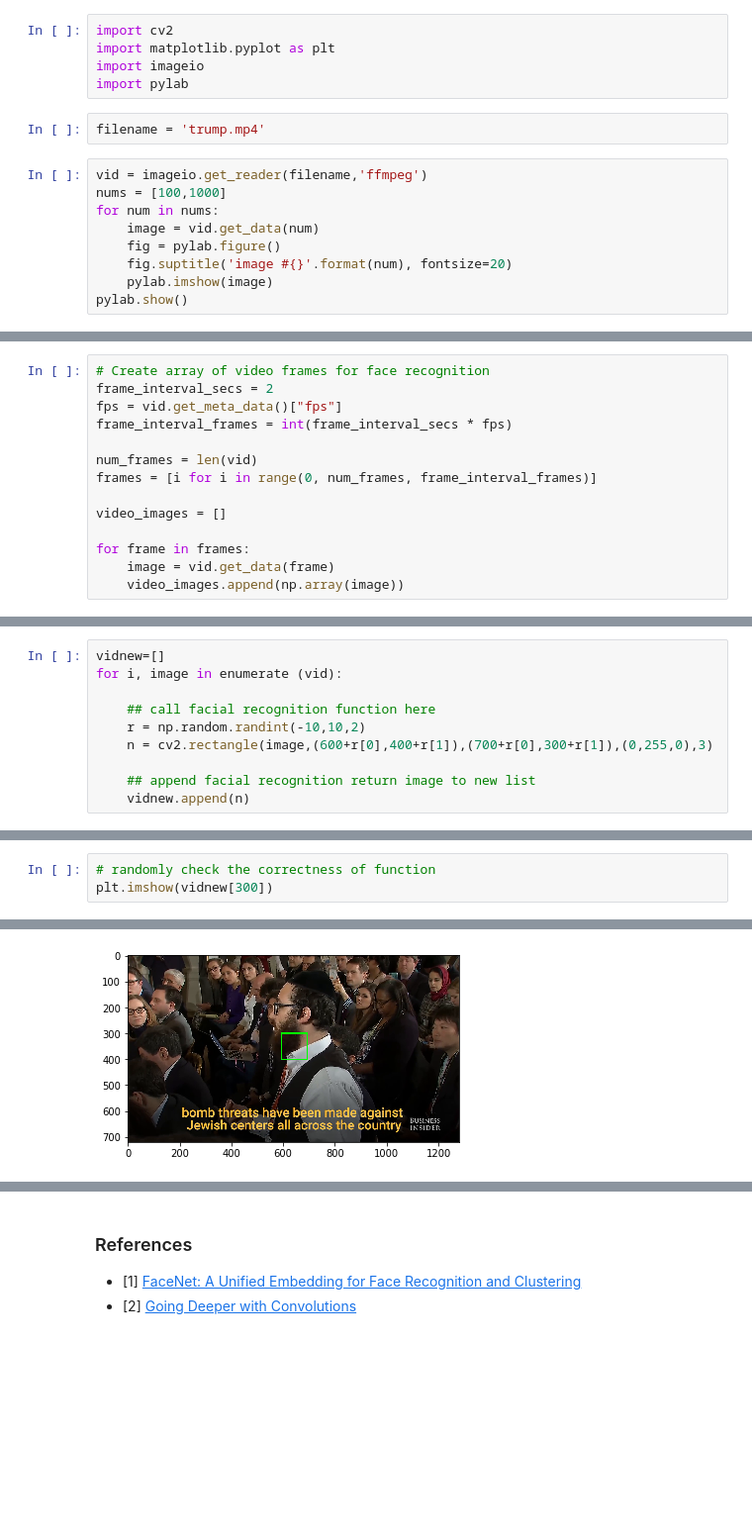
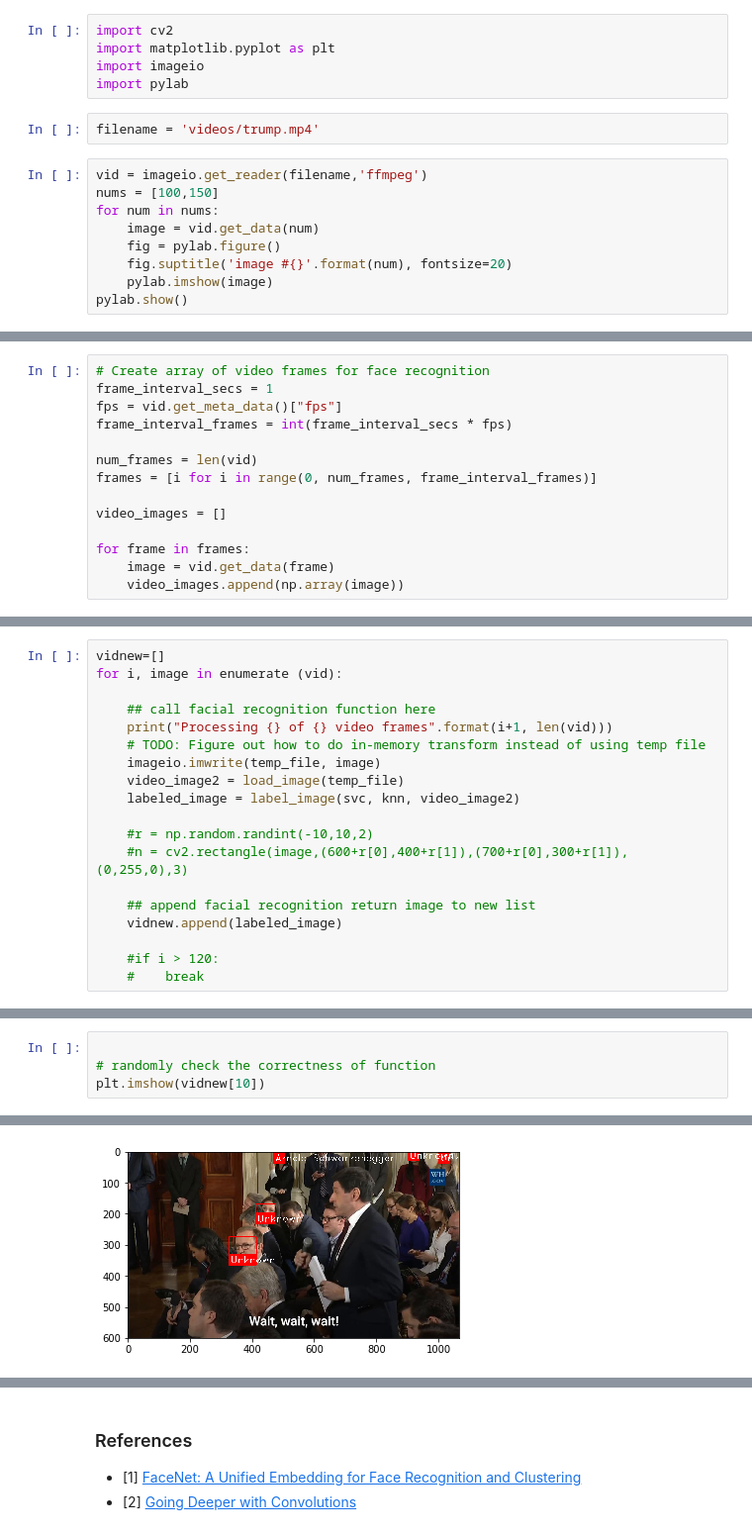
Before and after one commit to bertrandlee/face-recognition, a Jupyter notebook: face-recognition.ipynb, the cells around one changed output, grey strips where cells are left out. Shown at 99% size. Drawn from its saved outputs; the diff is of its cells as text; blank space fills up the shorter version.

```diff
--- a/face-recognition.ipynb
+++ b/face-recognition.ipynb
@@ -568,10 +587,10 @@ import matplotlib.pyplot as plt
 import imageio
 import pylab
 # %%
-filename = 'trump.mp4'
+filename = 'videos/trump.mp4'
 # %%
 vid = imageio.get_reader(filename,'ffmpeg')
-nums = [100,1000]
+nums = [100,150]
 for num in nums:
     image = vid.get_data(num)
     fig = pylab.figure()
@@ -584,6 +603,6 @@ pylab.show()
 # %%
 # Create array of video frames for face recognition
-frame_interval_secs = 2
+frame_interval_secs = 1
 fps = vid.get_meta_data()["fps"]
 frame_interval_frames = int(frame_interval_secs * fps)
 
@@ -658,8 +670,17 @@ vidnew=[]
 for i, image in enumerate (vid):
 
     ## call facial recognition function here
-    r = np.random.randint(-10,10,2)
-    n = cv2.rectangle(image,(600+r[0],400+r[1]),(700+r[0],300+r[1]),(0,255,0),3)
+    print("Processing {} of {} video frames".format(i+1, len(vid)))
+    # TODO: Figure out how to do in-memory transform instead of using temp file
+    imageio.imwrite(temp_file, image)
+    video_image2 = load_image(temp_file)
+    labeled_image = label_image(svc, knn, video_image2)
+
+    #r = np.random.randint(-10,10,2)
+    #n = cv2.rectangle(image,(600+r[0],400+r[1]),(700+r[0],300+r[1]),(0,255,0),3)
 
     ## append facial recognition return image to new list
-    vidnew.append(n)
+    vidnew.append(labeled_image)
+
+    #if i > 120:
+    #    break
@@ -666,9 +703,10 @@ for i, image in enumerate (vid):
 # %%
+
 # randomly check the correctness of function
-plt.imshow(vidnew[300])
+plt.imshow(vidnew[10])
 # %% [output]
 <matplotlib.image.AxesImage at 0x...>
-[figure, old version]
+[figure, new version]
 # %%
 # Convert frames back to Video
 writer = imageio.get_writer('newvideoname.mp4', fps=24)
```
Also changed, not shown: parts of 11 cells of this notebook, 7 other files.
